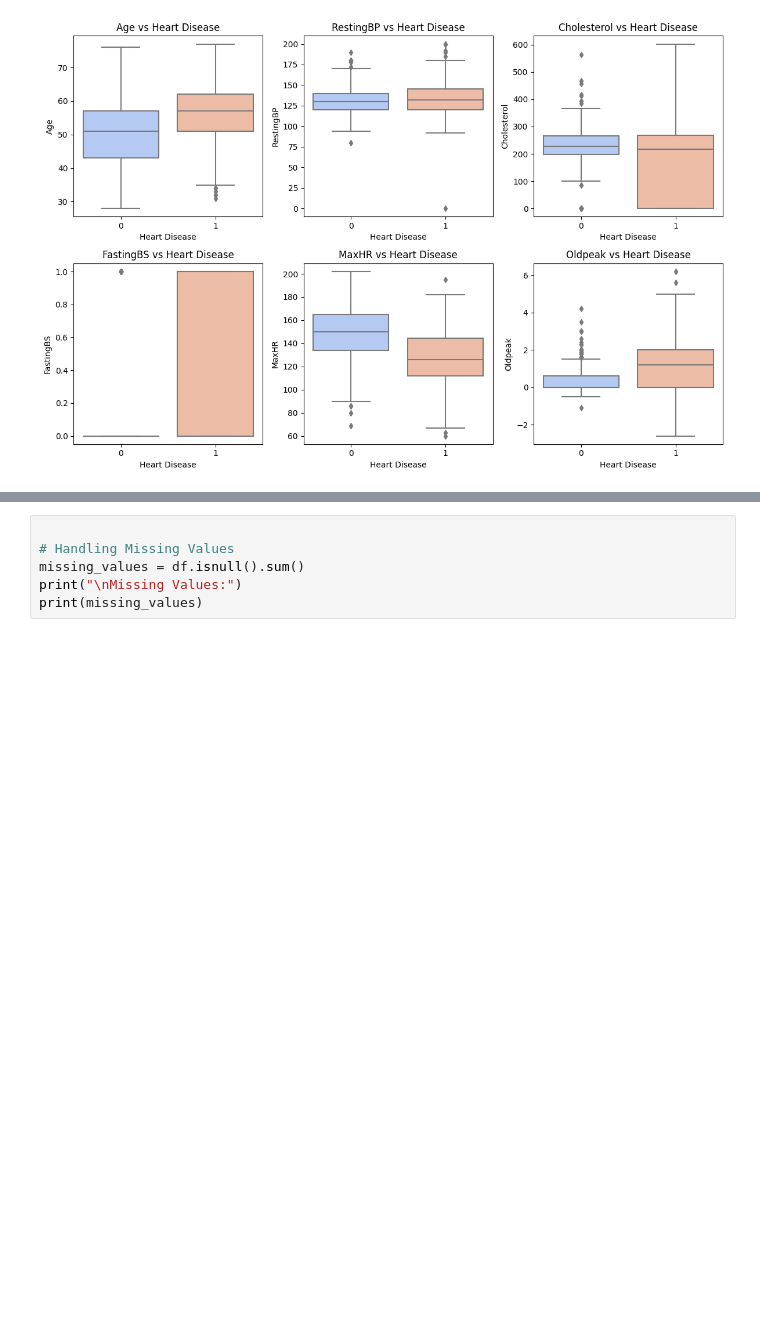
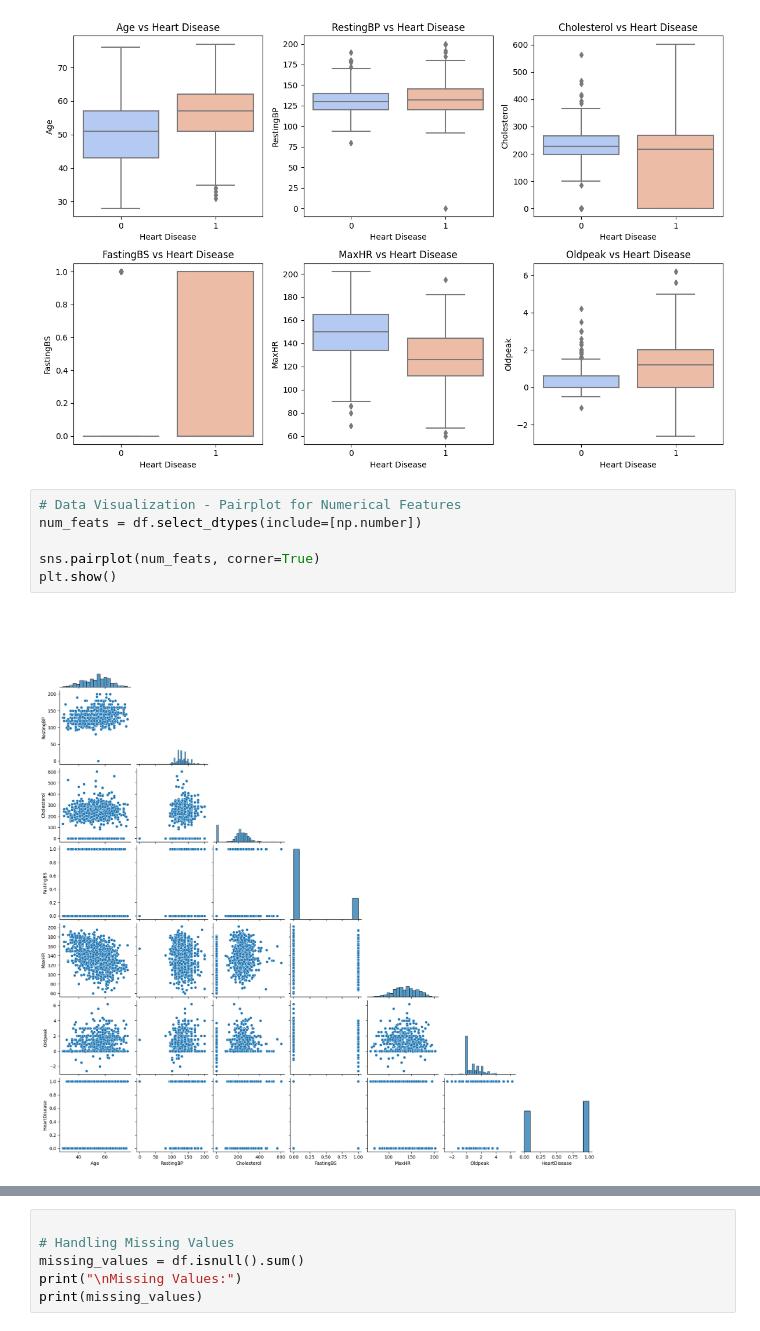
Before and after one commit to SaurabhPrabhu94/ANLY-530-Group-Project-Heart, a Jupyter notebook: 01_eda_preprocessing_AM.ipynb, the cells around one changed output, grey strips where cells are left out. Drawn from its saved outputs; the diff is of its cells as text; blank space fills up the shorter version.

```diff
--- a/01_eda_preprocessing_AM.ipynb
+++ b/01_eda_preprocessing_AM.ipynb
@@ -238,5 +282,13 @@ plt.tight_layout()
 plt.show()
 # %% [output]
 [figure]
+# %%
+# Data Visualization - Pairplot for Numerical Features
+num_feats = df.select_dtypes(include=[np.number])
+
+sns.pairplot(num_feats, corner=True)
+plt.show()
+# %% [output]
+[figure, added]
 # %% [markdown]
 # Check for missing values
```
Also changed, not shown: parts of 8 cells of this notebook.
